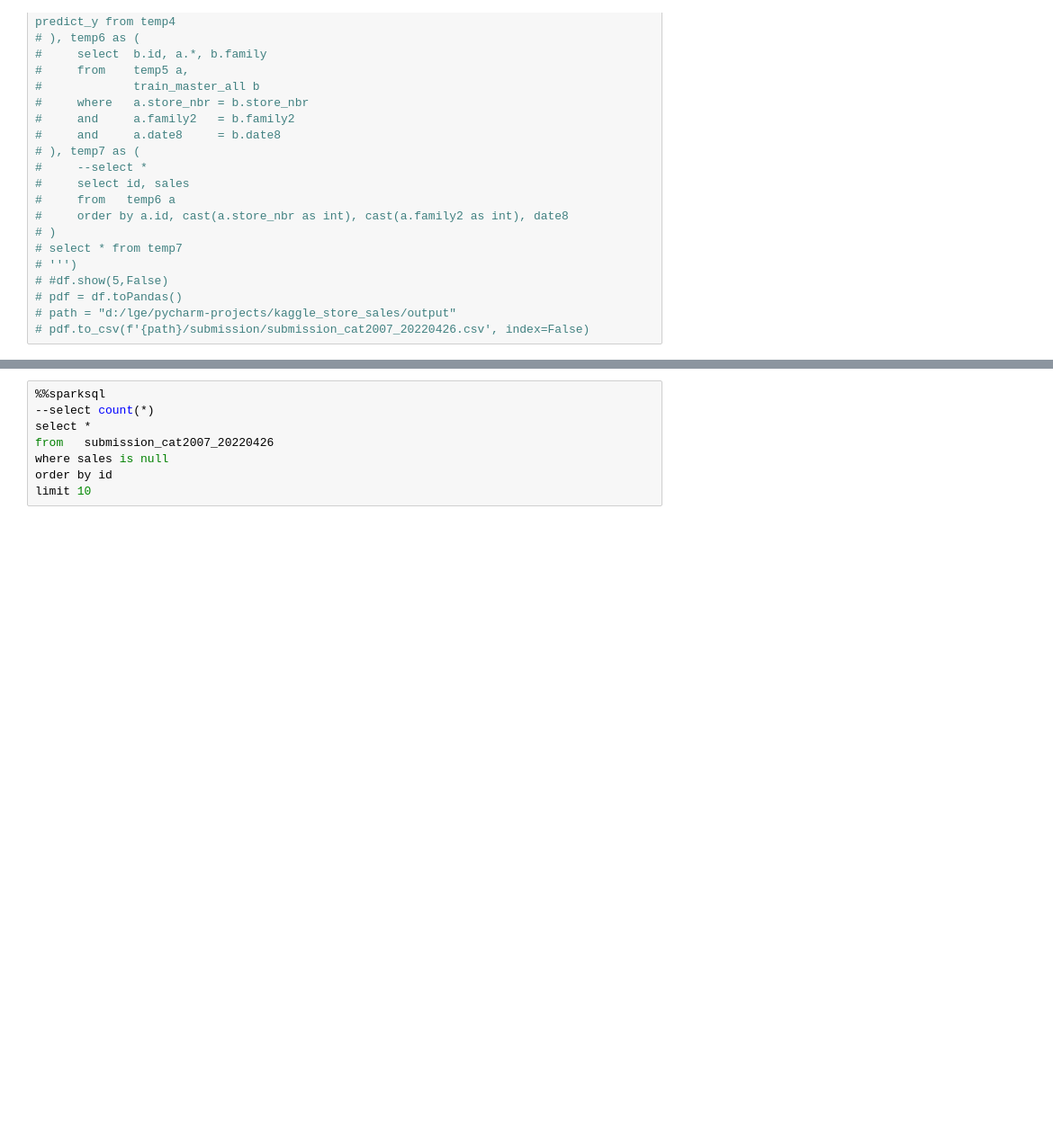
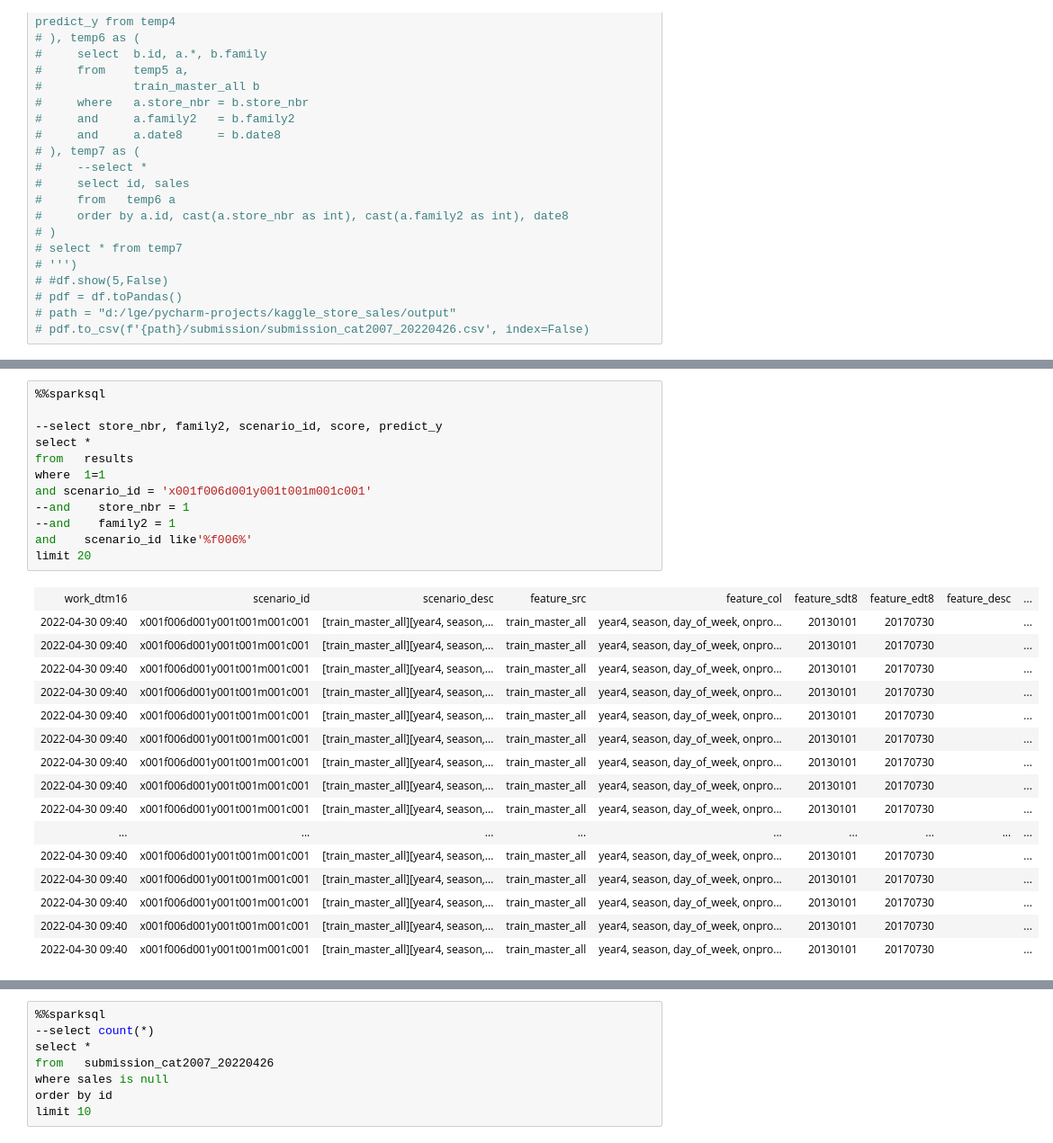
Before and after one commit to pmosoft/kaggle_store_sales, a Jupyter notebook: data-analysis/07_predict_anlysis.ipynb, the cells around one changed output, grey strips where cells are left out. Shown at 90% size. Drawn from its saved outputs; the diff is of its cells as text; blank space fills up the shorter version.

```diff
--- a/data-analysis/07_predict_anlysis.ipynb
+++ b/data-analysis/07_predict_anlysis.ipynb
@@ -207,3 +212,32 @@ submission_cat2007_20220426 = spark.read.csv(f"{path}/submission/submission_cat2
+# %%
+%%sparksql
+
+--select store_nbr, family2, scenario_id, score, predict_y
+select *
+from   results
+where  1=1
+and scenario_id = 'x001f006d001y001t001m001c001'
+--and    store_nbr = 1
+--and    family2 = 1
+and    scenario_id like'%f006%'
+limit 20
+# %% [output]
+| work_dtm16 | scenario_id | scenario_desc | feature_src | feature_col | feature_sdt8 | feature_edt8 | feature_desc | ... |
+| 2022-04-30 09:40 | x001f006d001y001t001m001c001 | [train_master_all][year4, season,... | train_master_all | year4, season, day_of_week, onpro... | 20130101 | 20170730 |  | ... |
+| 2022-04-30 09:40 | x001f006d001y001t001m001c001 | [train_master_all][year4, season,... | train_master_all | year4, season, day_of_week, onpro... | 20130101 | 20170730 |  | ... |
+| 2022-04-30 09:40 | x001f006d001y001t001m001c001 | [train_master_all][year4, season,... | train_master_all | year4, season, day_of_week, onpro... | 20130101 | 20170730 |  | ... |
+| 2022-04-30 09:40 | x001f006d001y001t001m001c001 | [train_master_all][year4, season,... | train_master_all | year4, season, day_of_week, onpro... | 20130101 | 20170730 |  | ... |
+| 2022-04-30 09:40 | x001f006d001y001t001m001c001 | [train_master_all][year4, season,... | train_master_all | year4, season, day_of_week, onpro... | 20130101 | 20170730 |  | ... |
+| 2022-04-30 09:40 | x001f006d001y001t001m001c001 | [train_master_all][year4, season,... | train_master_all | year4, season, day_of_week, onpro... | 20130101 | 20170730 |  | ... |
+| 2022-04-30 09:40 | x001f006d001y001t001m001c001 | [train_master_all][year4, season,... | train_master_all | year4, season, day_of_week, onpro... | 20130101 | 20170730 |  | ... |
+| 2022-04-30 09:40 | x001f006d001y001t001m001c001 | [train_master_all][year4, season,... | train_master_all | year4, season, day_of_week, onpro... | 20130101 | 20170730 |  | ... |
+| 2022-04-30 09:40 | x001f006d001y001t001m001c001 | [train_master_all][year4, season,... | train_master_all | year4, season, day_of_week, onpro... | 20130101 | 20170730 |  | ... |
+| ... | ... | ... | ... | ... | ... | ... | ... | ... |
+| 2022-04-30 09:40 | x001f006d001y001t001m001c001 | [train_master_all][year4, season,... | train_master_all | year4, season, day_of_week, onpro... | 20130101 | 20170730 |  | ... |
+| 2022-04-30 09:40 | x001f006d001y001t001m001c001 | [train_master_all][year4, season,... | train_master_all | year4, season, day_of_week, onpro... | 20130101 | 20170730 |  | ... |
+| 2022-04-30 09:40 | x001f006d001y001t001m001c001 | [train_master_all][year4, season,... | train_master_all | year4, season, day_of_week, onpro... | 20130101 | 20170730 |  | ... |
+| 2022-04-30 09:40 | x001f006d001y001t001m001c001 | [train_master_all][year4, season,... | train_master_all | year4, season, day_of_week, onpro... | 20130101 | 20170730 |  | ... |
+| 2022-04-30 09:40 | x001f006d001y001t001m001c001 | [train_master_all][year4, season,... | train_master_all | year4, season, day_of_week, onpro... | 20130101 | 20170730 |  | ... |
 # %%
 %%sparksql
 
```
Also changed, not shown: parts of 4 cells of this notebook, 5 other files.
